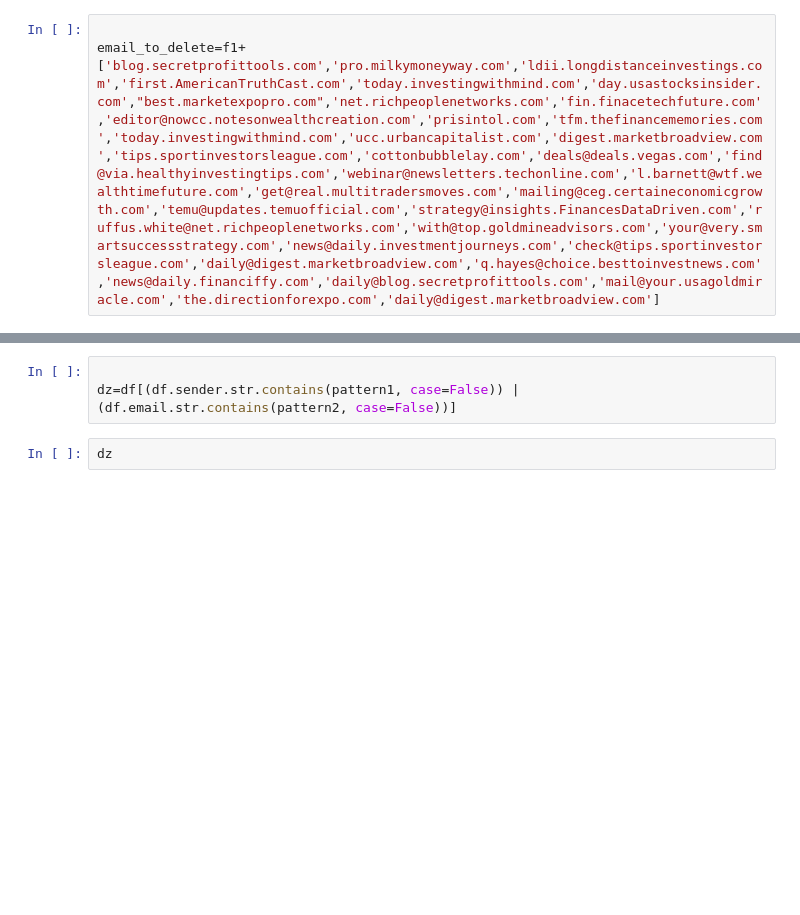
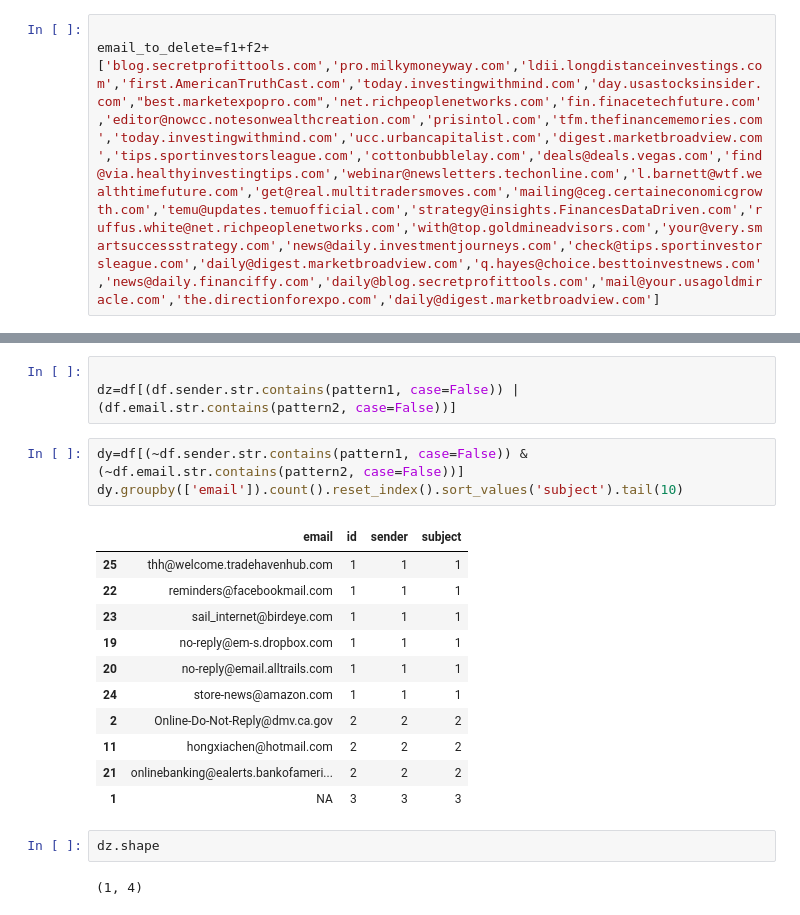
Before and after one commit to YibingTang/email_screen_delete, a Jupyter notebook: delete_email uid_yahoo.ipynb, the cells around one changed output, grey strips where cells are left out. Drawn from its saved outputs; the diff is of its cells as text; blank space fills up the shorter version.

```diff
--- a/delete_email uid_yahoo.ipynb
+++ b/delete_email uid_yahoo.ipynb
@@ -194,7 +284,7 @@ f1=['walmartcustomerexperience@express10.medallia.com',
        't.killian@sotmm.sharksofthemarket.com']
 # %%
 
-email_to_delete=f1+['blog.secretprofittools.com','pro.milkymoneyway.com','ldii.longdistanceinvestings.com','first.AmericanTruthCast.com','today.investingwithmind.com','day.usastocksinsider.com',"best.marketexpopro.com",'net.richpeoplenetworks.com','fin.finacetechfuture.com','editor@nowcc.notesonwealthcreation.com','prisintol.com','tfm.thefinancememories.com','today.investingwithmind.com','ucc.urbancapitalist.com','digest.marketbroadview.com','tips.sportinvestorsleague.com','cottonbubblelay.com','deals@deals.vegas.com','find@via.healthyinvestingtips.com','webinar@newsletters.techonline.com','l.barnett@wtf.wealthtimefuture.com','get@real.multitradersmoves.com','mailing@ceg.certaineconomicgrowth.com','temu@updates.temuofficial.com','strategy@insights.FinancesDataDriven.com','ruffus.white@net.richpeoplenetworks.com','with@top.goldmineadvisors.com','your@very.smartsuccessstrategy.com','news@daily.investmentjourneys.com','check@tips.sportinvestorsleague.com','daily@digest.marketbroadview.com','q.hayes@choice.besttoinvestnews.com','news@daily.financiffy.com','daily@blog.secretprofittools.com','mail@your.usagoldmiracle.com','the.directionforexpo.com','daily@digest.marketbroadview.com']
+email_to_delete=f1+f2+['blog.secretprofittools.com','pro.milkymoneyway.com','ldii.longdistanceinvestings.com','first.AmericanTruthCast.com','today.investingwithmind.com','day.usastocksinsider.com',"best.marketexpopro.com",'net.richpeoplenetworks.com','fin.finacetechfuture.com','editor@nowcc.notesonwealthcreation.com','prisintol.com','tfm.thefinancememories.com','today.investingwithmind.com','ucc.urbancapitalist.com','digest.marketbroadview.com','tips.sportinvestorsleague.com','cottonbubblelay.com','deals@deals.vegas.com','find@via.healthyinvestingtips.com','webinar@newsletters.techonline.com','l.barnett@wtf.wealthtimefuture.com','get@real.multitradersmoves.com','mailing@ceg.certaineconomicgrowth.com','temu@updates.temuofficial.com','strategy@insights.FinancesDataDriven.com','ruffus.white@net.richpeoplenetworks.com','with@top.goldmineadvisors.com','your@very.smartsuccessstrategy.com','news@daily.investmentjourneys.com','check@tips.sportinvestorsleague.com','daily@digest.marketbroadview.com','q.hayes@choice.besttoinvestnews.com','news@daily.financiffy.com','daily@blog.secretprofittools.com','mail@your.usagoldmiracle.com','the.directionforexpo.com','daily@digest.marketbroadview.com']
 # %%
 subject_to_delete =['David Kant','FunWords Team','richard grant','stockpile saving','satelite earnings now','this token could','David Kant','Nextdish','hotels.com', 'Matthew Wehner','Elizabeth Harris', 'Trump','David Kant','Part-Time Work','Investors League','MileagePlus Partner','Russia in Shock','woot.com','Christopher Johnson','Tax-Free Cash Hack']
 # %%
@@ -203,8 +293,25 @@ pattern2 = '|'.join(email_to_delete)
 # %%
 
 dz=df[(df.sender.str.contains(pattern1, case=False)) | (df.email.str.contains(pattern2, case=False))]
+# %%
+dy=df[(~df.sender.str.contains(pattern1, case=False)) & (~df.email.str.contains(pattern2, case=False))]
+dy.groupby(['email']).count().reset_index().sort_values('subject').tail(10)
+# %% [output]
+|  | email | id | sender | subject |
+| 25 | thh@welcome.tradehavenhub.com | 1 | 1 | 1 |
+| 22 | reminders@facebookmail.com | 1 | 1 | 1 |
+| 23 | sail_internet@birdeye.com | 1 | 1 | 1 |
+| 19 | no-reply@em-s.dropbox.com | 1 | 1 | 1 |
+| 20 | no-reply@email.alltrails.com | 1 | 1 | 1 |
+| 24 | store-news@amazon.com | 1 | 1 | 1 |
+| 2 | Online-Do-Not-Reply@dmv.ca.gov | 2 | 2 | 2 |
+| 11 | hongxiachen@hotmail.com | 2 | 2 | 2 |
+| 21 | onlinebanking@ealerts.bankofameri... | 2 | 2 | 2 |
+| 1 | NA | 3 | 3 | 3 |
 # %%
-dz
+dz.shape
+# %% [output]
+(1, 4)
 # %%
 uids_to_delete=list(dz.id.unique())
 uids_to_delete, len(uids_to_delete)
```
Also changed, not shown: parts of 10 cells of this notebook, 1 other file.
